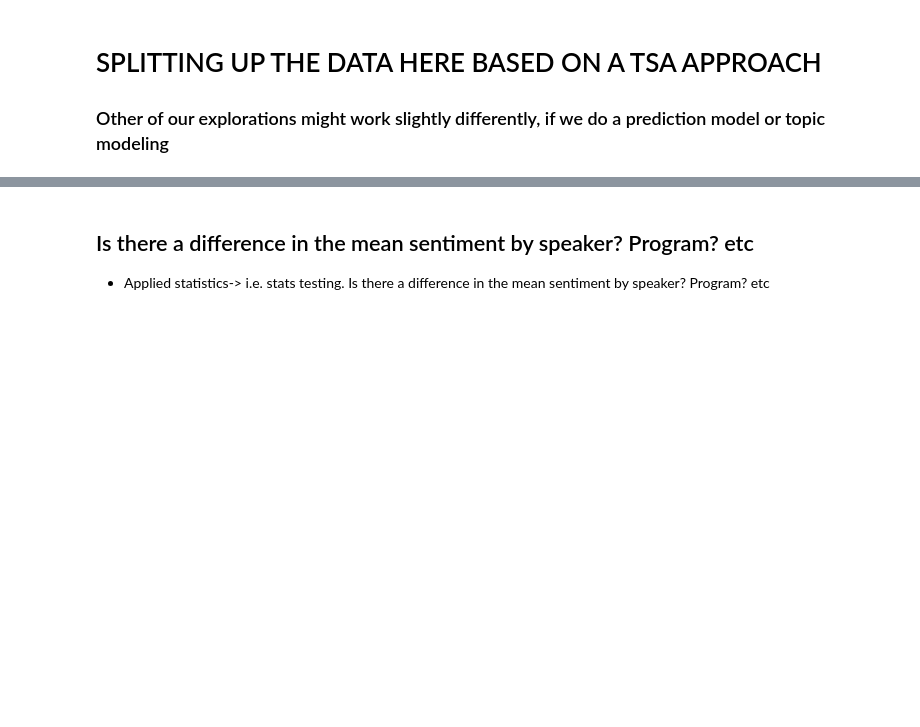
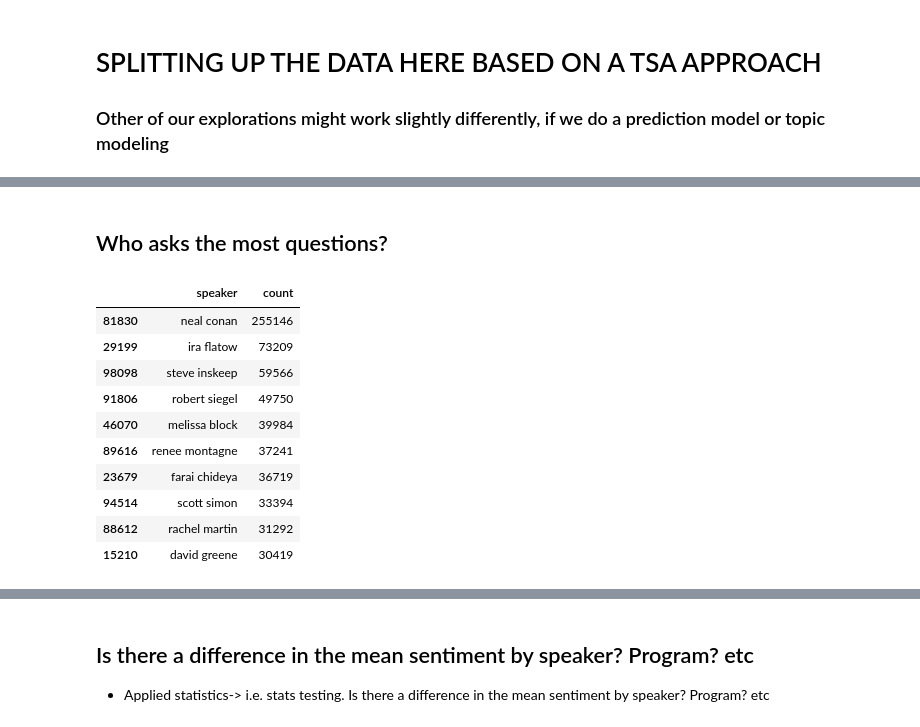
Before and after one commit to npr-nlp/npr-nlp-project, a Jupyter notebook: brian_explore_notebook.ipynb, the cells around one changed output, grey strips where cells are left out. Drawn from its saved outputs; the diff is of its cells as text; code cells hidden in the pictures; blank space fills up the shorter version.

Commit message:
add explore question

```diff
--- a/brian_explore_notebook.ipynb
+++ b/brian_explore_notebook.ipynb
@@ -93,0 +144,20 @@ df.head()
+# %% [markdown]
+## Who asks the most questions?
+# %%
+df[['speaker','question_mark_count']].groupby(['speaker'])['question_mark_count'] \
+                             .count() \
+                             .reset_index(name='count') \
+                             .sort_values(['count'], ascending=False) \
+                             .head(10)
+# %% [output]
+|  | speaker | count |
+| 81830 | neal conan | 255146 |
+| 29199 | ira flatow | 73209 |
+| 98098 | steve inskeep | 59566 |
+| 91806 | robert siegel | 49750 |
+| 46070 | melissa block | 39984 |
+| 89616 | renee montagne | 37241 |
+| 23679 | farai chideya | 36719 |
+| 94514 | scott simon | 33394 |
+| 88612 | rachel martin | 31292 |
+| 15210 | david greene | 30419 |
```
Also changed, not shown: parts of 108 cells of this notebook.
